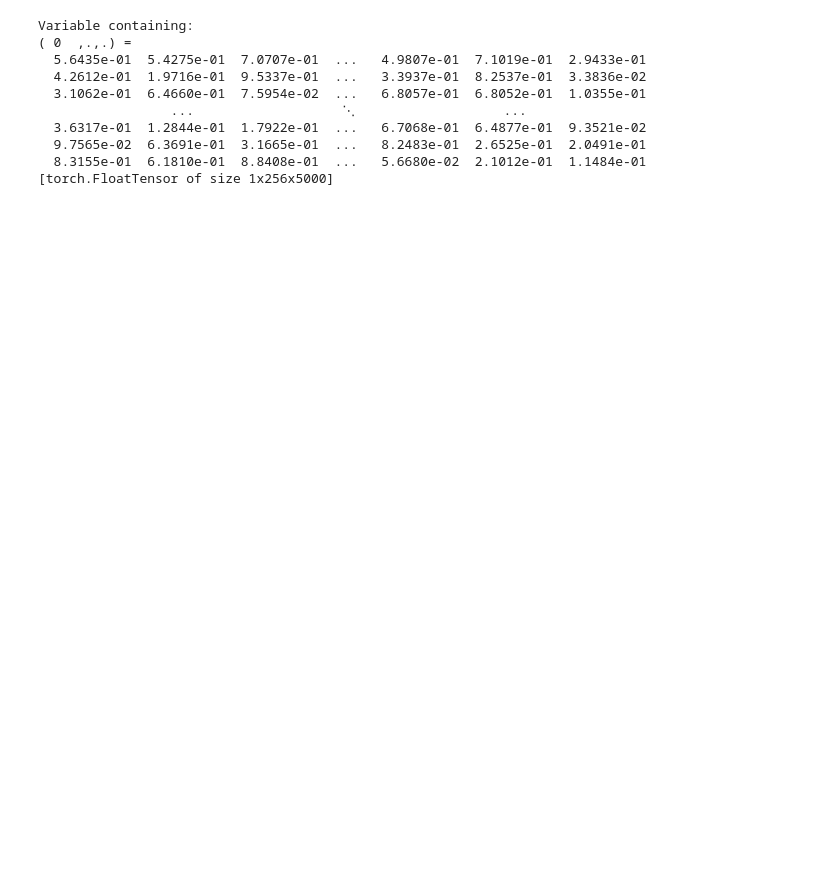
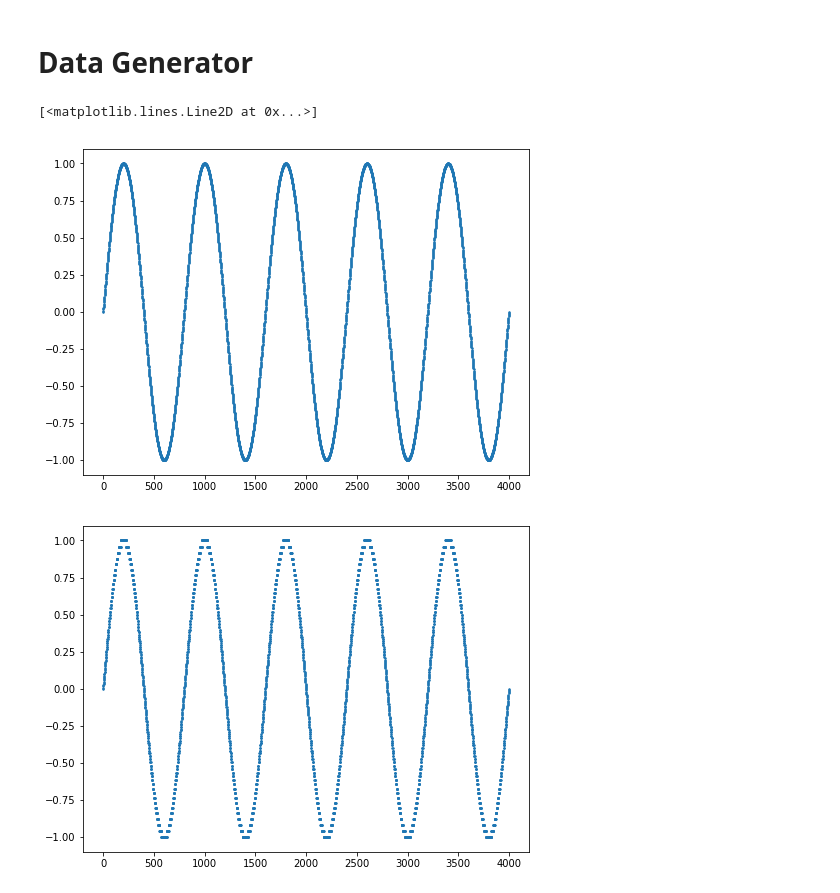
Before and after one commit to RiccardoGrin/WaveNet_Pytorch, a Jupyter notebook: Wavenet_new.ipynb, the cells around one changed output. Drawn from its saved outputs; the diff is of its cells as text; code cells hidden in the pictures; blank space fills up the shorter version.

Commit message:
Recreated mu encode/decoder from pytorch docs

```diff
--- a/Wavenet_new.ipynb
+++ b/Wavenet_new.ipynb
@@ -156,13 +132,48 @@ Variable containing:
-# %%
-data2 = data[0][:256]; data2.unsqueeze(0)
-# %% [output]
-Variable containing:
-( 0  ,.,.) =
-  5.6435e-01  5.4275e-01  7.0707e-01  ...   4.9807e-01  7.1019e-01  2.9433e-01
-  4.2612e-01  1.9716e-01  9.5337e-01  ...   3.3937e-01  8.2537e-01  3.3836e-02
-  3.1062e-01  6.4660e-01  7.5954e-02  ...   6.8057e-01  6.8052e-01  1.0355e-01
-                 ...                   ⋱                   ...
-  3.6317e-01  1.2844e-01  1.7922e-01  ...   6.7068e-01  6.4877e-01  9.3521e-02
-  9.7565e-02  6.3691e-01  3.1665e-01  ...   8.2483e-01  2.6525e-01  2.0491e-01
-  8.3155e-01  6.1810e-01  8.8408e-01  ...   5.6680e-02  2.1012e-01  1.1484e-01
-[torch.FloatTensor of size 1x256x5000]
+# %%
+def mu_encoder(input):
+    mu = torch.FloatTensor([255])
+    x_mu = torch.sign(input) * torch.log1p(mu * torch.abs(input)) / torch.log1p(mu)
+    x_mu = ((x_mu + 1) / 2 * mu + 0.5).long()
+
+    return x_mu.type(torch.FloatTensor)
+# %%
+def mu_decoder(input):
+    mu = torch.FloatTensor([255])
+    x = ((input) / mu) * 2 - 1.
+    x = torch.sign(x) * (torch.exp(torch.abs(x) * torch.log1p(mu)) - 1.) / mu
+
+    return x
+# %% [markdown]
+# Data Generator
+# %%
+def batch_generator():
+    while True:
+        xs = np.linspace(0, np.pi*10, 4000)
+        ys = np.sin(xs) #+ np.random.rand(4000)*0.2-0.1
+        ys = ys.astype(np.float32) # default is np.float64
+        x = torch.from_numpy(ys).view(1,1,-1)
+#         x = torch.from_numpy(ys[:3999]).view(1,1,-1)
+#         y = torch.from_numpy(ys[1:4000]).view(1,1,-1)
+        if (torch.cuda.is_available() and CUDA):
+            x = x.cuda()
+            y = y.cuda()
+
+        yield x #, y #Variable(x), Variable(y)
+
+g = batch_generator()
+# %%
+x = next(g)
+plt.figure(figsize=[8,6])
+plt.plot(Variable(x).cpu().data.numpy()[0][0],'.', ms=3)
+
+temp = mu_encoder(x)
+# plt.figure(figsize=[8,6])
+# plt.plot(Variable(temp).cpu().data.numpy()[0][0],'.', ms=3)
+
+temp = mu_decoder(temp)
+plt.figure(figsize=[8,6])
+plt.plot(Variable(temp).cpu().data.numpy()[0][0],'.', ms=3)
+# %% [output]
+[<matplotlib.lines.Line2D at 0x...>]
+[figure, added]
+[figure, added]
```
Also changed, not shown: parts of 6 cells of this notebook.
